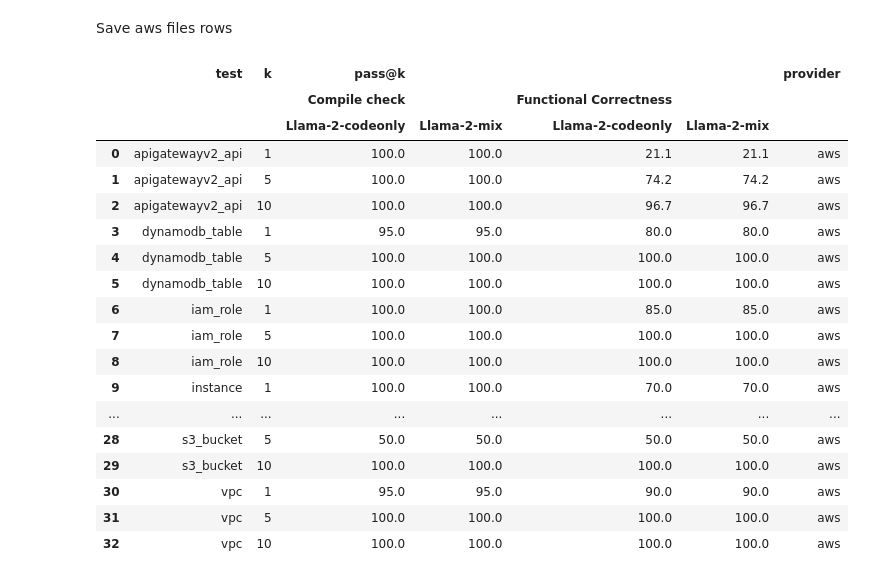
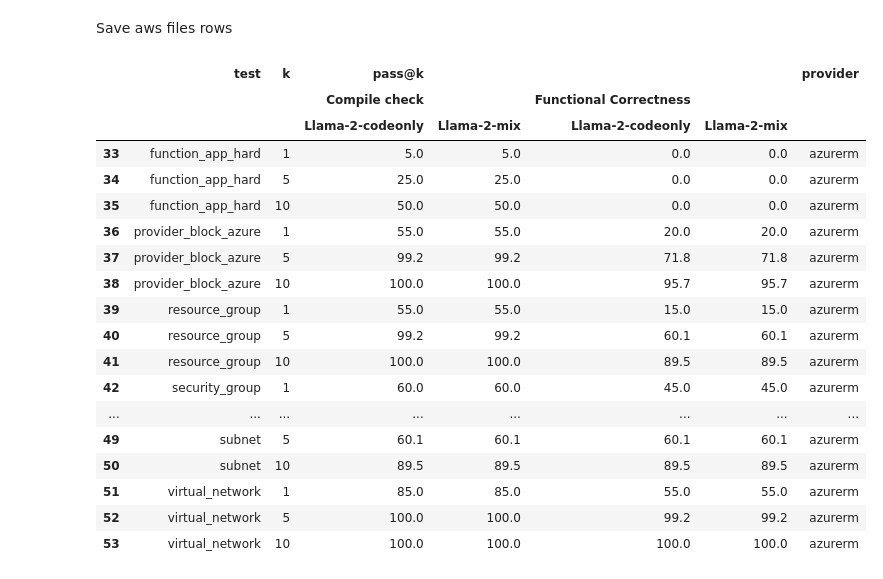
Before and after one commit to albemordo/evaluate, a Jupyter notebook: src/ComputeMetrics.ipynb, the cells around one changed output. Saved outputs shown, nothing was run; the diff lists cells and outputs as text; code cells hidden in the pictures.

Commit message:
new tests

```diff
--- a/src/ComputeMetrics.ipynb
+++ b/src/ComputeMetrics.ipynb
@@ -1,5 +1,5 @@
 # %%
 import pandas as pd
 
-DATASET_PATH = '../risultati/codeonly-t06.csv'
+DATASET_PATH = '../risultati/mix-t06.csv'
 df = pd.read_csv(DATASET_PATH)
@@ -96,38 +84,6 @@ df.groupby(by='provider').sum(numeric_only=True)
 | terraform_basics | 80 | 25 | 44 | 11 | 0 | 0 | 2.75 | ... |
 # %%
 df.to_csv(DATASET_PATH, index=False)
-# %%
-
-
-# Prepare the new DataFrame with the desired structure
-out_df = pd.DataFrame()  # This will be the output DataFrame
-
-# Fill the first column with unique 'test' values and the second column (k) with 1, 5, and 10
-out_df['test'] = df['test'].repeat(3).reset_index(drop=True)
-out_df['k'] = pd.Series([1, 5, 10] * len(df))
-out_df['provider'] = df['provider'].repeat(3).reset_index(drop=True)
-
-# Custom function to fill in the pass data for the given 'k' value
-def get_pass_data(row, k):
-    suffix = f'@{k}'
-    compile_key = f'pass{suffix}_compile'
-    func_key = f'pass{suffix}_func'
-    return pd.Series([row[compile_key], row[func_key], row[compile_key], row[func_key]])
-
-# Create a temporary DataFrame to store 'pass@k' data and then concatenate it with the output DataFrame
-compile_checks, functional_checks = [], []
-for k in [1, 5, 10]:
-    tmp_df = df.apply(lambda row: get_pass_data(row, k), axis=1)
-    compile_checks.append(tmp_df.iloc[:,0].values)
-    functional_checks.append(tmp_df.iloc[:,1].values)
-
-pass_data = pd.DataFrame({
-    "Llama-2-codeonly-Compile": compile_checks[0],
-    "Llama-2-mix-Compile": compile_checks[1],
-    "Llama-2-codeonly-Functional": functional_checks[0],
-    "Llama-2-mix-Functional": functional_checks[1]
-})
-out_df = pd.concat([out_df.reset_index(drop=True), pass_data], axis=1)
 # %%
 import numpy as np
 
@@ -181,22 +137,22 @@ out_df[out_df['provider'] == 'azurerm'].to_csv('../risultati/codeonly_transforme
 # %%
-out_df[out_df['provider'] == 'aws']
+out_df[out_df['provider'] == 'azurerm']
 # %% [output]
 |  | test | k | pass@k |  |  |  | provider |
 |  |  |  | Compile check |  | Functional Correctness |  |  |
 |  |  |  | Llama-2-codeonly | Llama-2-mix | Llama-2-codeonly | Llama-2-mix |  |
-| 0 | apigatewayv2_api | 1 | 100.0 | 100.0 | 21.1 | 21.1 | aws |
-| 1 | apigatewayv2_api | 5 | 100.0 | 100.0 | 74.2 | 74.2 | aws |
-| 2 | apigatewayv2_api | 10 | 100.0 | 100.0 | 96.7 | 96.7 | aws |
-| 3 | dynamodb_table | 1 | 95.0 | 95.0 | 80.0 | 80.0 | aws |
-| 4 | dynamodb_table | 5 | 100.0 | 100.0 | 100.0 | 100.0 | aws |
-| 5 | dynamodb_table | 10 | 100.0 | 100.0 | 100.0 | 100.0 | aws |
-| 6 | iam_role | 1 | 100.0 | 100.0 | 85.0 | 85.0 | aws |
-| 7 | iam_role | 5 | 100.0 | 100.0 | 100.0 | 100.0 | aws |
-| 8 | iam_role | 10 | 100.0 | 100.0 | 100.0 | 100.0 | aws |
-| 9 | instance | 1 | 100.0 | 100.0 | 70.0 | 70.0 | aws |
+| 33 | function_app_hard | 1 | 5.0 | 5.0 | 0.0 | 0.0 | azurerm |
+| 34 | function_app_hard | 5 | 25.0 | 25.0 | 0.0 | 0.0 | azurerm |
+| 35 | function_app_hard | 10 | 50.0 | 50.0 | 0.0 | 0.0 | azurerm |
+| 36 | provider_block_azure | 1 | 55.0 | 55.0 | 20.0 | 20.0 | azurerm |
+| 37 | provider_block_azure | 5 | 99.2 | 99.2 | 71.8 | 71.8 | azurerm |
+| 38 | provider_block_azure | 10 | 100.0 | 100.0 | 95.7 | 95.7 | azurerm |
+| 39 | resource_group | 1 | 55.0 | 55.0 | 15.0 | 15.0 | azurerm |
+| 40 | resource_group | 5 | 99.2 | 99.2 | 60.1 | 60.1 | azurerm |
+| 41 | resource_group | 10 | 100.0 | 100.0 | 89.5 | 89.5 | azurerm |
+| 42 | security_group | 1 | 60.0 | 60.0 | 45.0 | 45.0 | azurerm |
 | ... | ... | ... | ... | ... | ... | ... | ... |
-| 28 | s3_bucket | 5 | 50.0 | 50.0 | 50.0 | 50.0 | aws |
-| 29 | s3_bucket | 10 | 100.0 | 100.0 | 100.0 | 100.0 | aws |
-| 30 | vpc | 1 | 95.0 | 95.0 | 90.0 | 90.0 | aws |
-| 31 | vpc | 5 | 100.0 | 100.0 | 100.0 | 100.0 | aws |
-| 32 | vpc | 10 | 100.0 | 100.0 | 100.0 | 100.0 | aws |
+| 49 | subnet | 5 | 60.1 | 60.1 | 60.1 | 60.1 | azurerm |
+| 50 | subnet | 10 | 89.5 | 89.5 | 89.5 | 89.5 | azurerm |
+| 51 | virtual_network | 1 | 85.0 | 85.0 | 55.0 | 55.0 | azurerm |
+| 52 | virtual_network | 5 | 100.0 | 100.0 | 99.2 | 99.2 | azurerm |
+| 53 | virtual_network | 10 | 100.0 | 100.0 | 100.0 | 100.0 | azurerm |
```
Also changed, not shown: parts of 3 cells of this notebook, 46 other files.
